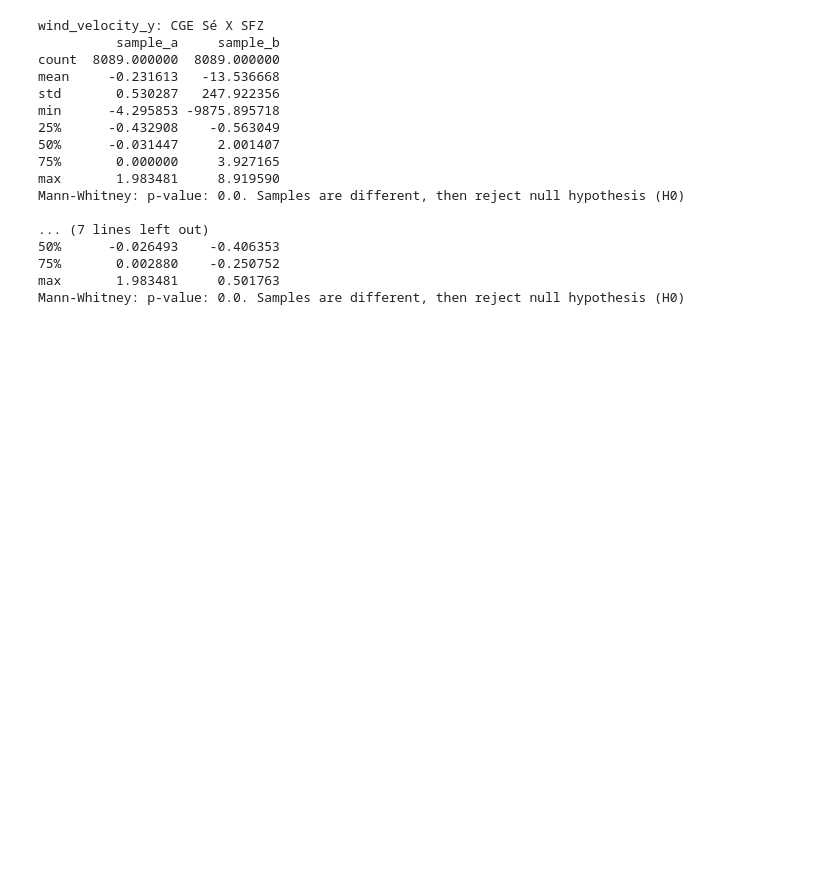
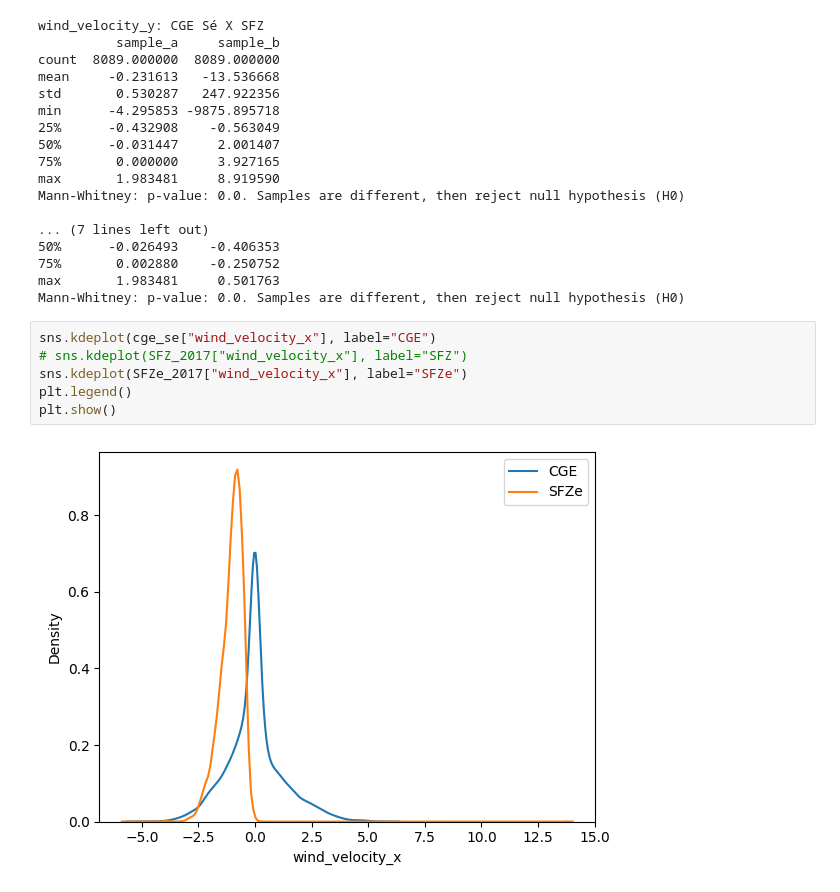
Before and after one commit to plbalmeida/ml-uhi, a Jupyter notebook: notebooks/5.0-iag-data-analysis.ipynb, the cells around one changed output. Cells and saved outputs as stored; diff of their text form; blank space fills up the shorter version.

```diff
--- a/notebooks/5.0-iag-data-analysis.ipynb
+++ b/notebooks/5.0-iag-data-analysis.ipynb
@@ -444,3 +444,11 @@ Mann-Whitney: p-value: 0.0. Samples are different, then reject null hypothesis (
 75%       0.002880    -0.250752
 max       1.983481     0.501763
 Mann-Whitney: p-value: 0.0. Samples are different, then reject null hypothesis (H0)
+# %%
+sns.kdeplot(cge_se["wind_velocity_x"], label="CGE")
+# sns.kdeplot(SFZ_2017["wind_velocity_x"], label="SFZ")
+sns.kdeplot(SFZe_2017["wind_velocity_x"], label="SFZe")
+plt.legend()
+plt.show()
+# %% [output]
+[figure, added]
```
Also changed, not shown: parts of 1 cell of this notebook.
